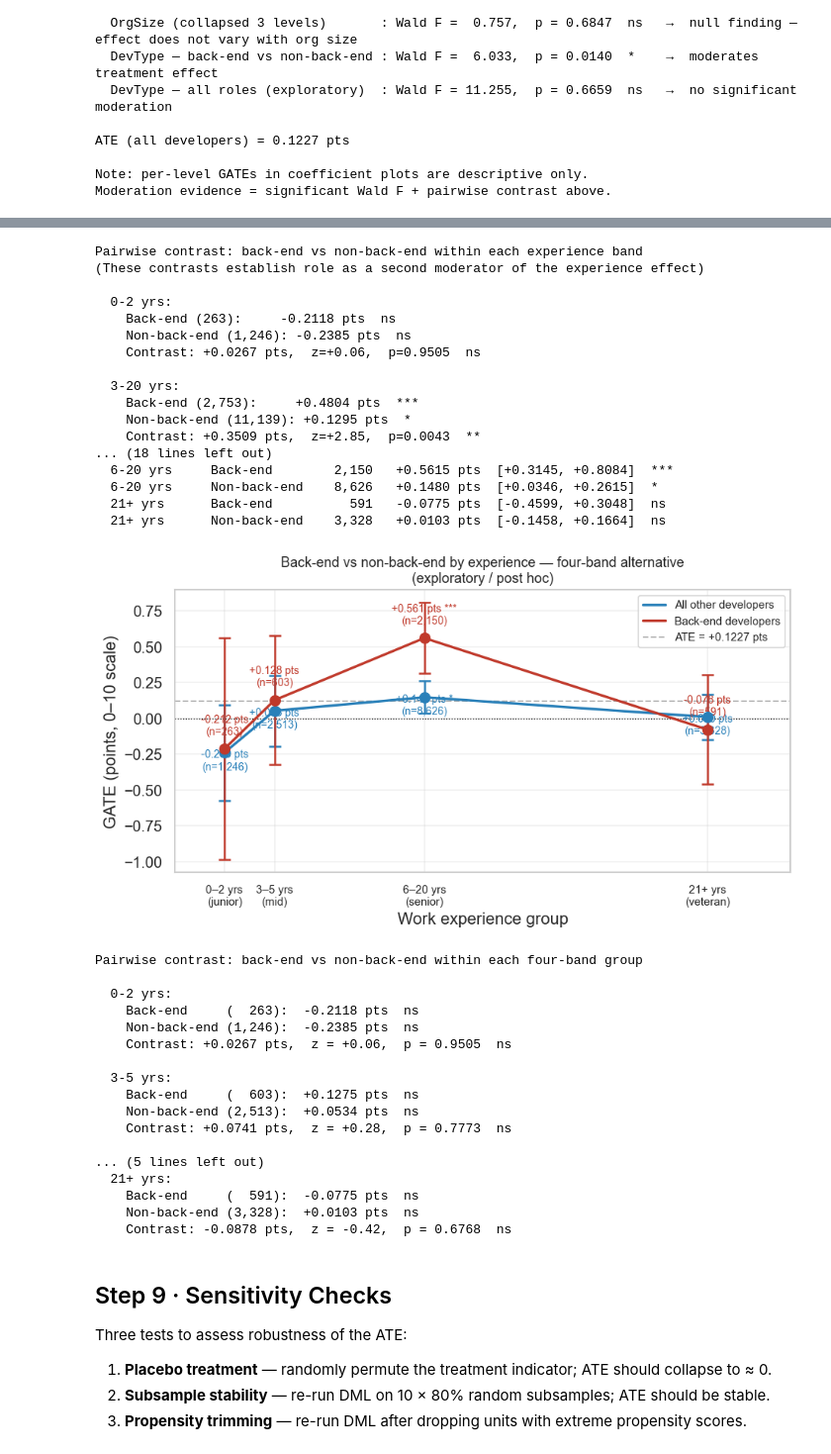
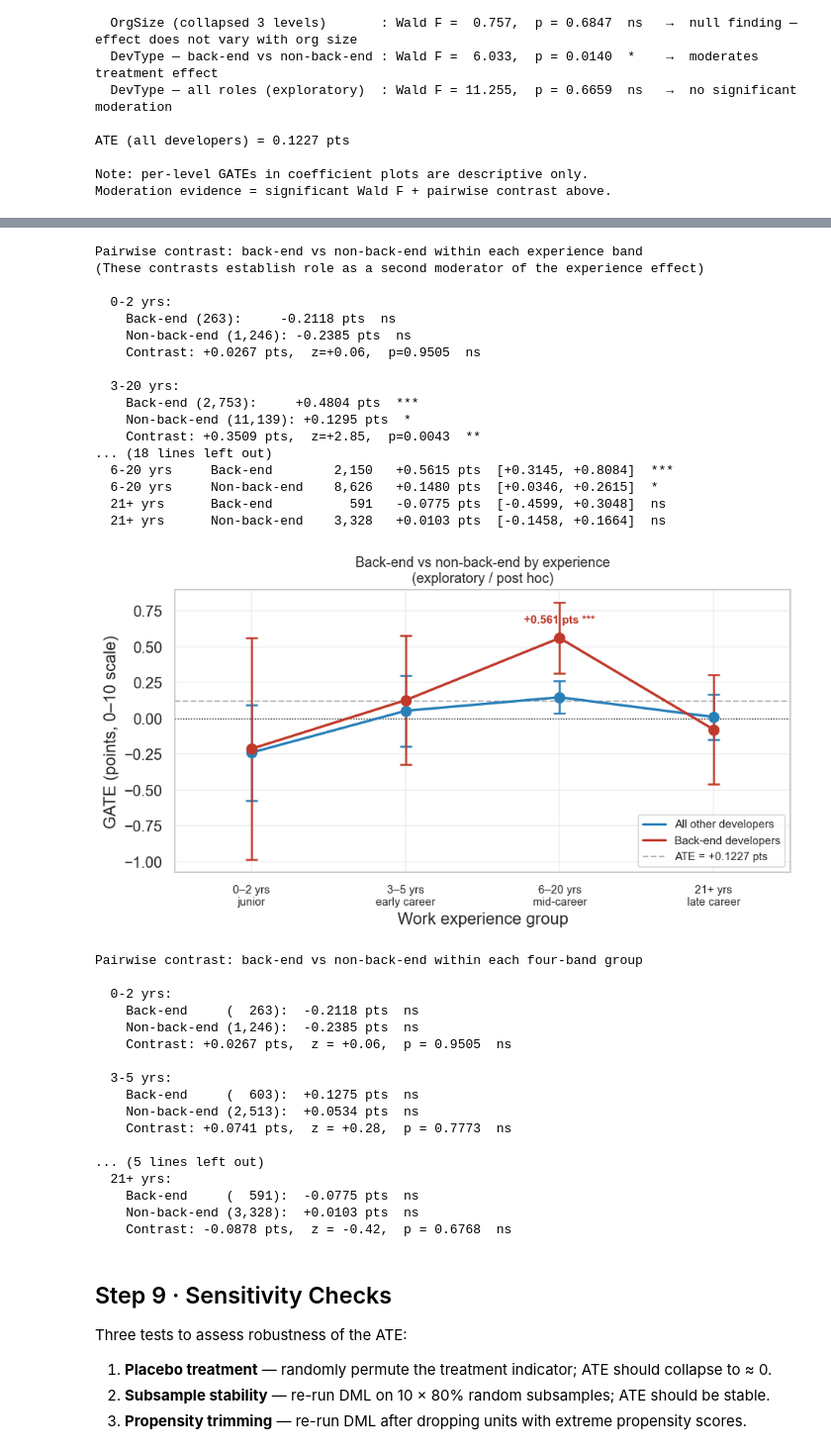
Before and after one commit to SivertIvarhus/Master-Thesis-NOVA-SBE-BA, a Jupyter notebook: notebooks/03-modeling.ipynb, the cells around one changed output, grey strips where cells are left out. Shown at 99% size. Saved outputs shown, nothing was run; the diff lists cells and outputs as text; code cells hidden in the pictures.

Commit message:
Clean up four-band backend figure: ordinal x-axis, remove clutter annotations
Co-Authored-By: Claude Sonnet 4.6 <noreply@anthropic.com>

```diff
--- a/notebooks/03-modeling.ipynb
+++ b/notebooks/03-modeling.ipynb
@@ -1268,11 +1268,16 @@ for _, row in int4_df.iterrows():
 # ── Connected-dot plot (same style as three-band) ─────────────────────────────
 fig, ax = plt.subplots(figsize=(8, 4.5))
 
+x4_ord = np.arange(4)   # ordinal positions [0,1,2,3]
+
+# map exp label → ordinal position
+exp4_to_x = {lbl: xi for xi, lbl in zip(x4_ord, EXP4_LABELS)}
+
 for role in ['other', 'backend']:
     sub4 = int4_df[int4_df['role'] == role].sort_values('mid')
     if sub4.empty:
         continue
-    x4_  = sub4['mid'].values
+    x4_  = np.array([exp4_to_x[e] for e in sub4['exp']])
     y4_  = sub4['gate_pp'].values
     lo4_ = sub4['ci_lo'].values
     hi4_ = sub4['ci_hi'].values
@@ -1283,30 +1288,33 @@ for role in ['other', 'backend']:
                 fmt='o', color=c, ms=8, capsize=5, capthick=1.5,
                 elinewidth=1.5, zorder=4)
 
-    for _, row in sub4.iterrows():
-        stars  = f" {row['sig']}" if row['sig'] != 'ns' else ''
-        off_y  = 0.45 if role == 'backend' else -0.55
-        ax.annotate(f"{row['gate_pp']:+.3f} pts{stars}\n(n={row['n']:,})",
-                    xy=(row['mid'], row['gate_pp']),
-                    xytext=(0, off_y * 25),
-                    textcoords='offset points',
-                    fontsize=8.5, ha='center', color=c)
+    # Annotate only the mid-career back-end point (the significant contrast)
+    if role == 'backend':
+        mid_row = sub4[sub4['exp'] == '6-20 yrs']
+        if not mid_row.empty:
+            r = mid_row.iloc[0]
+            xi = exp4_to_x[r['exp']]
+            stars = f" {r['sig']}" if r['sig'] != 'ns' else ''
+            ax.annotate(f"{r['gate_pp']:+.3f} pts{stars}",
+                        xy=(xi, r['gate_pp']),
+                        xytext=(0, 12),
+                        textcoords='offset points',
+                        fontsize=9, ha='center', color=c, fontweight='bold')
 
-ax.axhline(0,       color='black', lw=0.8, ls=':')
+ax.axhline(0,    color='black', lw=0.8, ls=':')
 ax.axhline(ate,  color='gray',  lw=1.2, ls='--', alpha=0.6,
            label=f'ATE = {ate:+.4f} pts')
 
-ax.set_xticks(EXP4_MIDS)
-ax.set_xticklabels(["0–2 yrs\n(junior)", "3–5 yrs\n(mid)",
-                     "6–20 yrs\n(senior)", "21+ yrs\n(veteran)"], fontsize=9)
+ax.set_xticks(x4_ord)
+ax.set_xticklabels(["0–2 yrs\njunior", "3–5 yrs\nearly career",
+                     "6–20 yrs\nmid-career", "21+ yrs\nlate career"], fontsize=9)
 ax.set_xlabel('Work experience group')
 ax.set_ylabel('GATE (points, 0–10 scale)')
-ax.set_title('Back-end vs non-back-end by experience — four-band alternative\n'
-             '(exploratory / post hoc)',
+ax.set_title('Back-end vs non-back-end by experience\n(exploratory / post hoc)',
              fontsize=11)
 ax.legend(fontsize=9)
 ax.grid(alpha=0.3)
-ax.set_xlim(-2, 35)
+ax.set_xlim(-0.5, 3.5)
 
 plt.tight_layout()
 plt.savefig(FIGURES / 'gate_backend_x_experience_4band.png', dpi=150, bbox_inches='tight')
@@ -1328,34 +1336,34 @@ for grp in EXP4_LABELS:
     se_be4   = (be4['ci_hi']  - be4['ci_lo'])  / (2 * 1.96)
     se_oth4  = (oth4['ci_hi'] - oth4['ci_lo']) / (2 * 1.96)
     se_d4    = (se_be4**2 + se_oth4**2) ** 0.5
     z4_be    = diff4_be / se_d4
     p4_be    = 2 * (1 - _norm.cdf(abs(z4_be)))
     sig4_be  = '***' if p4_be < 0.001 else '**' if p4_be < 0.01 else '*' if p4_be < 0.05 else 'ns'
     print(f"  {grp}:")
     print(f"    Back-end     ({be4['n']:>5,}):  {be4['gate_pp']:+.4f} pts  {be4['sig']}")
     print(f"    Non-back-end ({oth4['n']:>5,}):  {oth4['gate_pp']:+.4f} pts  {oth4['sig']}")
     print(f"    Contrast: {diff4_be:+.4f} pts,  z = {z4_be:+.2f},  p = {p4_be:.4f}  {sig4_be}")
     print()
 # %% [output]
 [figure]
 Pairwise contrast: back-end vs non-back-end within each experience band
 (These contrasts establish role as a second moderator of the experience effect)
 
   0-2 yrs:
     Back-end (263):     -0.2118 pts  ns
     Non-back-end (1,246): -0.2385 pts  ns
     Contrast: +0.0267 pts,  z=+0.06,  p=0.9505  ns
 
   3-20 yrs:
     Back-end (2,753):     +0.4804 pts  ***
     Non-back-end (11,139): +0.1295 pts  *
     Contrast: +0.3509 pts,  z=+2.85,  p=0.0043  **
 ... (18 lines left out)
   6-20 yrs     Back-end        2,150   +0.5615 pts  [+0.3145, +0.8084]  ***
   6-20 yrs     Non-back-end    8,626   +0.1480 pts  [+0.0346, +0.2615]  *
   21+ yrs      Back-end          591   -0.0775 pts  [-0.4599, +0.3048]  ns
   21+ yrs      Non-back-end    3,328   +0.0103 pts  [-0.1458, +0.1664]  ns
-[figure, old version]
+[figure, new version]
 Pairwise contrast: back-end vs non-back-end within each four-band group
 
   0-2 yrs:
```
